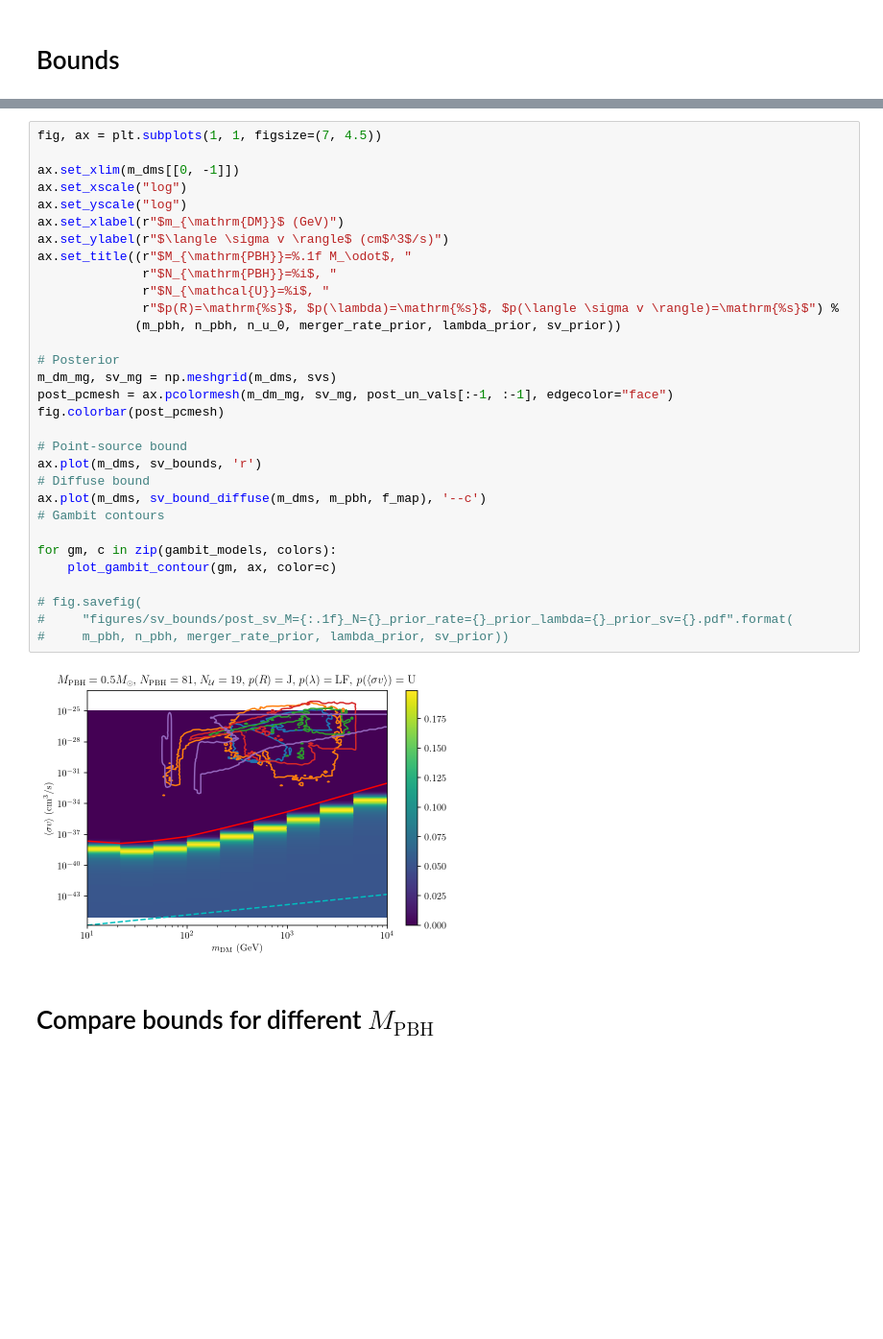
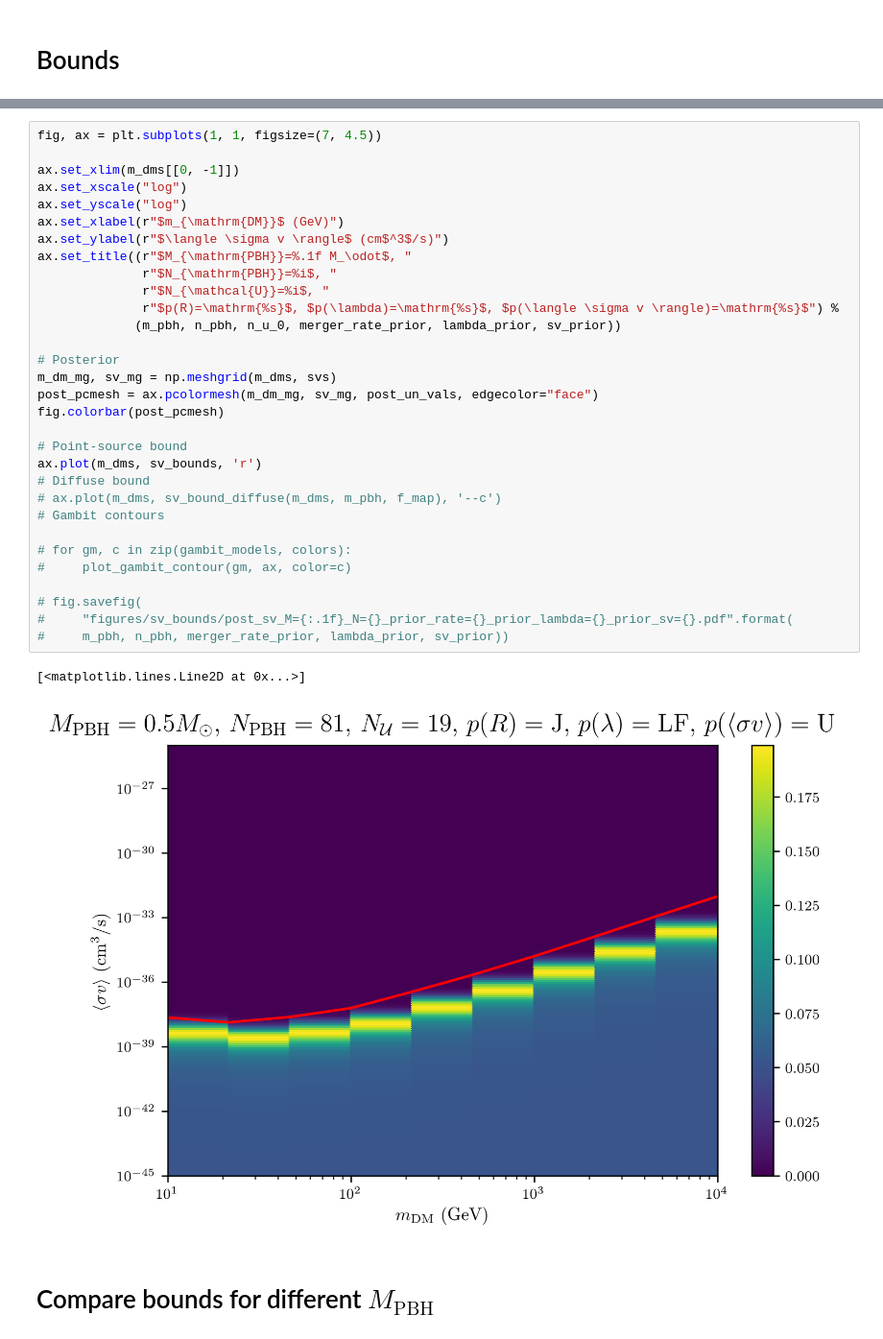
Before and after one commit to adam-coogan/pbhs_vs_wimps, a Jupyter notebook: posterior_sv_analysis_15_feb_2019.ipynb, the cells around one changed output, grey strips where cells are left out. Shown at 96% size. Saved outputs shown, nothing was run; the diff lists cells and outputs as text; blank space fills up the shorter version.

```diff
--- a/posterior_sv_analysis_15_feb_2019.ipynb
+++ b/posterior_sv_analysis_15_feb_2019.ipynb
@@ -590,36 +594,37 @@ fig.savefig(
 # %%
 fig, ax = plt.subplots(1, 1, figsize=(7, 4.5))
 
 ax.set_xlim(m_dms[[0, -1]])
 ax.set_xscale("log")
 ax.set_yscale("log")
 ax.set_xlabel(r"$m_{\mathrm{DM}}$ (GeV)")
 ax.set_ylabel(r"$\langle \sigma v \rangle$ (cm$^3$/s)")
 ax.set_title((r"$M_{\mathrm{PBH}}=%.1f M_\odot$, "
               r"$N_{\mathrm{PBH}}=%i$, "
               r"$N_{\mathcal{U}}=%i$, "
               r"$p(R)=\mathrm{%s}$, $p(\lambda)=\mathrm{%s}$, $p(\langle \sigma v \rangle)=\mathrm{%s}$") %
              (m_pbh, n_pbh, n_u_0, merger_rate_prior, lambda_prior, sv_prior))
 
 # Posterior
 m_dm_mg, sv_mg = np.meshgrid(m_dms, svs)
-post_pcmesh = ax.pcolormesh(m_dm_mg, sv_mg, post_un_vals[:-1, :-1], edgecolor="face")
+post_pcmesh = ax.pcolormesh(m_dm_mg, sv_mg, post_un_vals, edgecolor="face")
 fig.colorbar(post_pcmesh)
 
 # Point-source bound
 ax.plot(m_dms, sv_bounds, 'r')
 # Diffuse bound
-ax.plot(m_dms, sv_bound_diffuse(m_dms, m_pbh, f_map), '--c')
+# ax.plot(m_dms, sv_bound_diffuse(m_dms, m_pbh, f_map), '--c')
 # Gambit contours
 
-for gm, c in zip(gambit_models, colors):
-    plot_gambit_contour(gm, ax, color=c)
+# for gm, c in zip(gambit_models, colors):
+#     plot_gambit_contour(gm, ax, color=c)
 
 # fig.savefig(
 #     "figures/sv_bounds/post_sv_M={:.1f}_N={}_prior_rate={}_prior_lambda={}_prior_sv={}.pdf".format(
 #     m_pbh, n_pbh, merger_rate_prior, lambda_prior, sv_prior))
 # %% [output]
+[<matplotlib.lines.Line2D at 0x...>]
-[figure, old version]
+[figure, new version]
 # %% [markdown]
 # Compare bounds for different $M_{\mathrm{PBH}}$
 # %%
```
Also changed, not shown: parts of 3 cells of this notebook, 23 other files.
